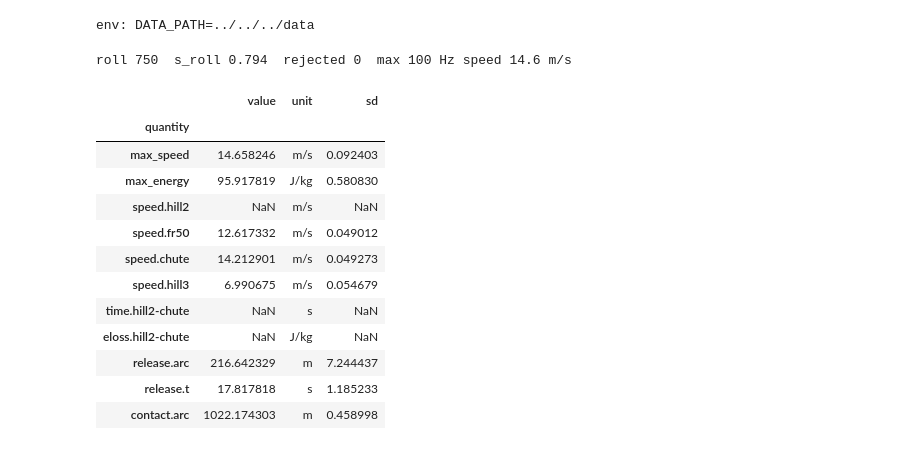
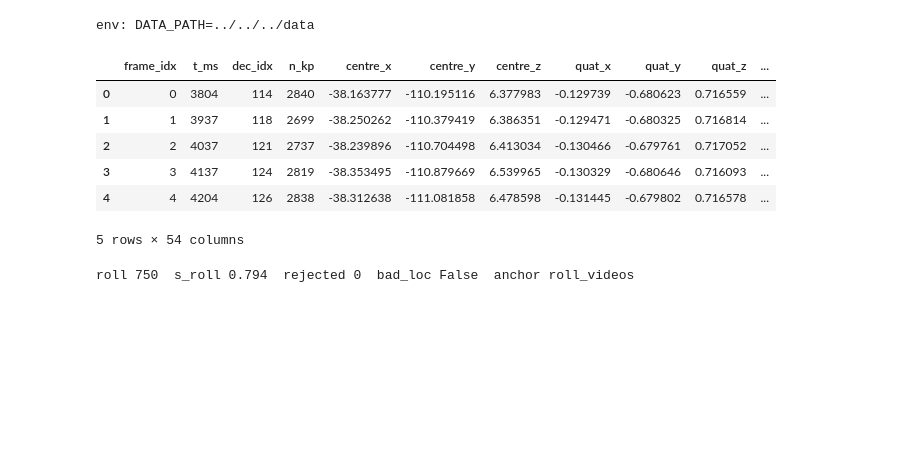
Before and after one commit to D0ugins/srs, a Jupyter notebook: backend/src/notebooks/estimate.ipynb, the cells around one changed output. Saved outputs shown, nothing was run; the diff lists cells and outputs as text; code cells hidden in the pictures; blank space fills up the shorter version.

Commit message:
integrate traces and roll stats into database

```diff
--- a/backend/src/notebooks/estimate.ipynb
+++ b/backend/src/notebooks/estimate.ipynb
@@ -88,3 +17,15 @@ df, meta = load_trace(DATA_PATH / 'traces/750.npz', body_sigma=True)
+# %%
+roll = 750
+df, meta = load_trace(DATA_PATH / f'traces/{roll}.npz', body_sigma=True)
+df.head()
+# %% [output]
+|  | frame_idx | t_ms | dec_idx | n_kp | centre_x | centre_y | centre_z | quat_x | quat_y | quat_z | ... |
+| 0 | 0 | 3804 | 114 | 2840 | -38.163777 | -110.195116 | 6.377983 | -0.129739 | -0.680623 | 0.716559 | ... |
+| 1 | 1 | 3937 | 118 | 2699 | -38.250262 | -110.379419 | 6.386351 | -0.129471 | -0.680325 | 0.716814 | ... |
+| 2 | 2 | 4037 | 121 | 2737 | -38.239896 | -110.704498 | 6.413034 | -0.130466 | -0.679761 | 0.717052 | ... |
+| 3 | 3 | 4137 | 124 | 2819 | -38.353495 | -110.879669 | 6.539965 | -0.130329 | -0.680646 | 0.716093 | ... |
+| 4 | 4 | 4204 | 126 | 2838 | -38.312638 | -111.081858 | 6.478598 | -0.131445 | -0.679802 | 0.716578 | ... |
+5 rows × 54 columns
 # %%
 px.line(df, x='t_ms', y=['sig_fwd', 'sig_left'])
 # %%
@@ -854,22 +42,11 @@ def estimate_roll(roll, n_draws=100):
-# %%
-fit = estimate_roll(750)
-q = quantities(fit['t'], fit['mean'], fit['draws'], fit['events'])
-print(f"roll {fit['roll']}  s_roll {fit['s_roll']:.3g}  rejected {fit['n_rejected']}  "
-      f"max 100 Hz speed {fit['vmax100']:.1f} m/s")
-q.loc[['max_speed', 'max_energy', 'speed.hill2', 'speed.fr50', 'speed.chute', 'speed.hill3',
-       'time.hill2-chute', 'eloss.hill2-chute', 'release.arc', 'release.t', 'contact.arc']]
-# %% [output]
-roll 750  s_roll 0.794  rejected 0  max 100 Hz speed 14.6 m/s
-|  | value | unit | sd |
-| quantity |  |  |  |
-| max_speed | 14.658246 | m/s | 0.092403 |
-| max_energy | 95.917819 | J/kg | 0.580830 |
-| speed.hill2 | NaN | m/s | NaN |
-| speed.fr50 | 12.617332 | m/s | 0.049012 |
-| speed.chute | 14.212901 | m/s | 0.049273 |
-| speed.hill3 | 6.990675 | m/s | 0.054679 |
-| time.hill2-chute | NaN | s | NaN |
-| eloss.hill2-chute | NaN | J/kg | NaN |
-| release.arc | 216.642329 | m | 7.244437 |
-| release.t | 17.817818 | s | 1.185233 |
-| contact.arc | 1022.174303 | m | 0.458998 |
+# %%
+def fit_roll(roll, n_draws=100):
+    """Estimator on one roll, with its events read from the database."""
+    return estimate_roll(roll, db_events(DB, roll), n_draws=n_draws)
+
+
+fit = fit_roll(roll)
+print(f"roll {fit['roll']}  s_roll {fit['s_roll']:.3g}  rejected {fit['n_rejected']}  "
+      f"bad_loc {fit['bad_loc']}  anchor {fit['event_anchor']}")
+# %% [output]
+roll 750  s_roll 0.794  rejected 0  bad_loc False  anchor roll_videos
```
Also changed, not shown: parts of 12 cells of this notebook, 8 other files.
